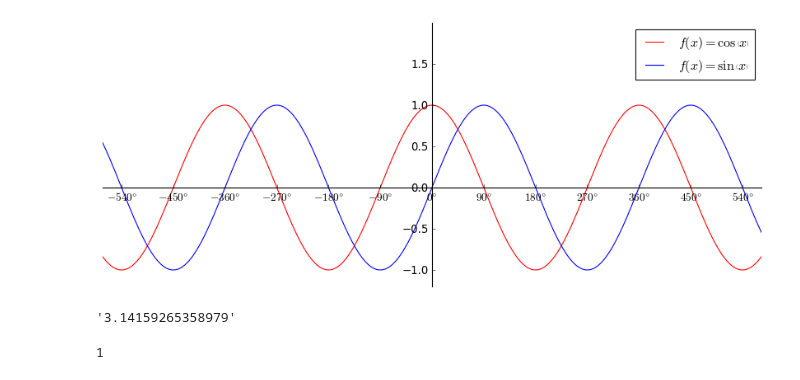
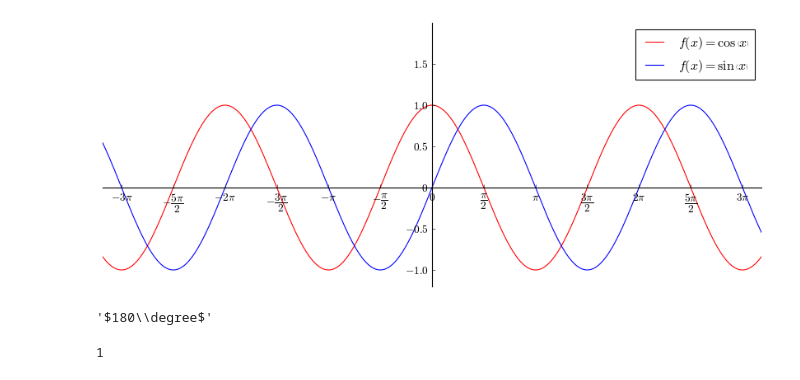
Before and after one commit to charl-potgieter/AustralianSchoolMaths, a Jupyter notebook: WebsiteCreator/caller.ipynb, the cells around one changed output. Saved outputs shown, nothing was run; the diff lists cells and outputs as text; code cells hidden in the pictures.

Commit message:
graphs wip 9 degree and symbolic tickmarks working

```diff
--- a/WebsiteCreator/caller.ipynb
+++ b/WebsiteCreator/caller.ipynb
@@ -24,40 +13,41 @@ docs_dir = DataSource().docs_directory
 
 cos_data=  DataSeries()
 cos_data.domain.min = -10
 cos_data.domain.max = 10
 cos_data.expression = sp.cos(x)
 cos_data.style.colour = 'red'
 my_graph.axes.add_plot_data(cos_data)
 
 sin_data=  DataSeries()
 sin_data.domain.min = -10
 sin_data.domain.max = 10
 sin_data.expression = sp.sin(x)
 sin_data.style.colour = 'blue'
 my_graph.axes.add_plot_data(sin_data)
 
 my_graph._dimensions.height = 4
 my_graph._dimensions.width = 10
+# my_graph.axes.display_x_ticks_in_degrees = True
 
-my_graph.axes.x_axis.format_ticks_as_degrees()
-my_graph.axes.x_axis.set_major_locator_multiple(np.pi/2)
+my_graph.axes.x_axis_tick_interval = sp.pi/2
+my_graph.axes.y_axis_tick_interval = 0.5
 
 my_graph.axes.display_buffer.top = 0.5
 my_graph.axes.display_buffer.right = 0
 my_graph.axes.display_buffer.left = 0
 my_graph.axes.legend_location = 'upper right'
 my_graph.render()
 
 
 
 fname = docs_dir + os.path.sep + 'testfile.jpg'
 # my_graph.save(fname)
 # %% [output]
-[figure, old version]
+[figure, new version]
-# %%
-sp.latex(float(sp.pi))
-# %% [output]
-'3.14159265358979'
+# %%
+display('$' + sp.latex(sp.deg(sp.pi)) + r'\degree' + '$')
+# %% [output]
+'$180\\degree$'
 # %%
 int(round(1.4))
 # %% [output]
```
Also changed, not shown: parts of 2 cells of this notebook, 1 other file.
